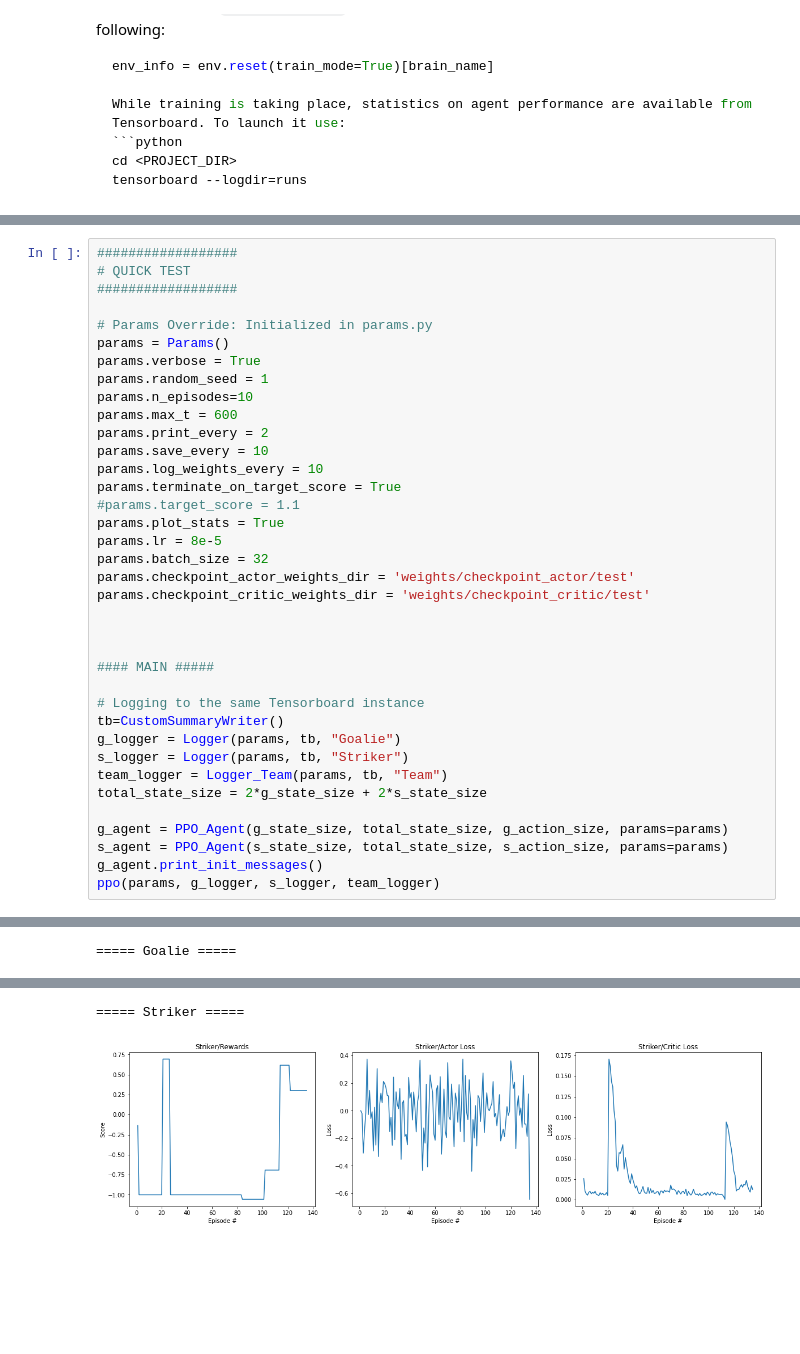
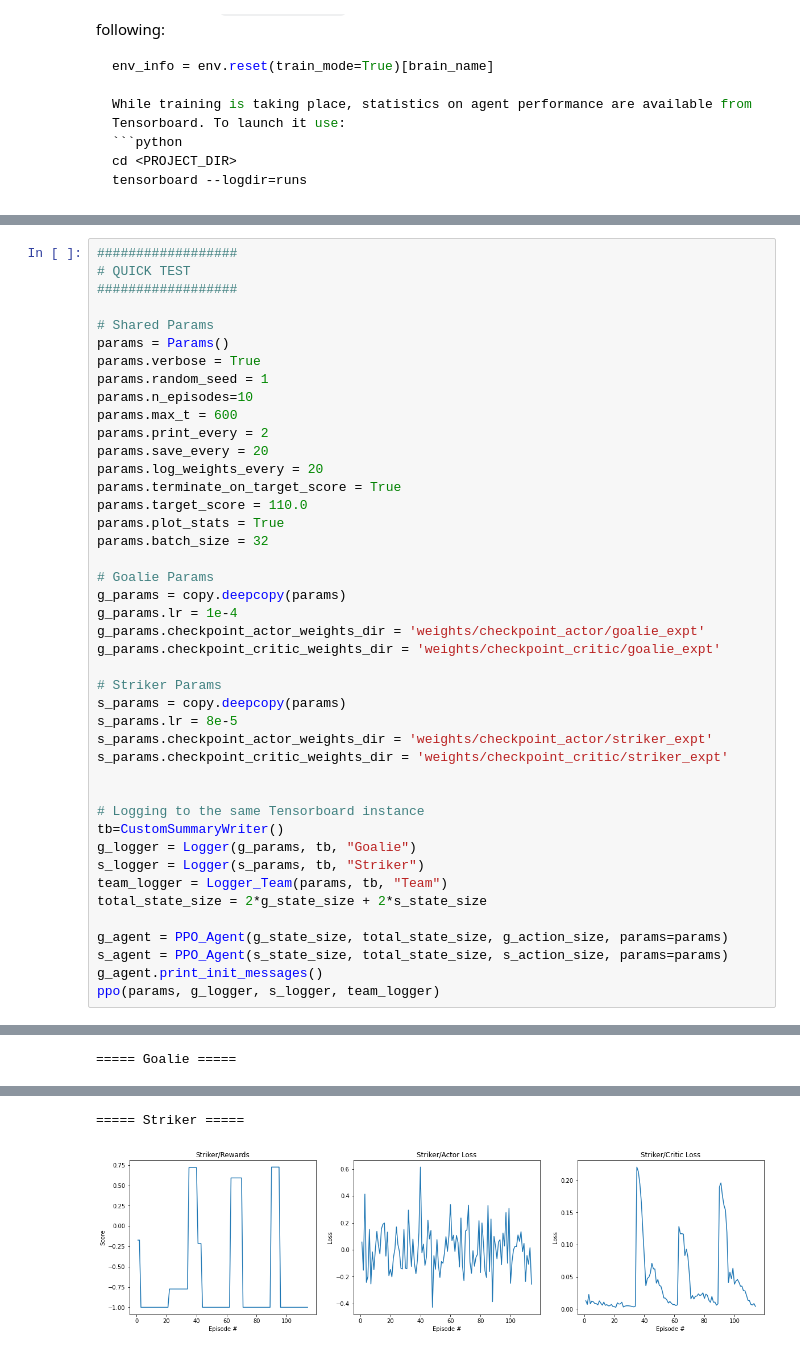
Before and after one commit to derektan95/Deep-Reinforcement-Learning-Algorithms, a Jupyter notebook: p3_collab-compet/soccer/Soccer.ipynb, the cells around one changed output, grey strips where cells are left out. Drawn from its saved outputs; the diff is of its cells as text; blank space fills up the shorter version.

Commit message:
[Update] Achieved +105.0 score within 10k episodes for soccer env.

```diff
--- a/p3_collab-compet/soccer/Soccer.ipynb
+++ b/p3_collab-compet/soccer/Soccer.ipynb
@@ -312,31 +333,37 @@ def ppo(params=Params(), g_logger=Logger(), s_logger=Logger(), team_logger=Logge
 # QUICK TEST
 ##################
 
-# Params Override: Initialized in params.py
+# Shared Params
 params = Params()
 params.verbose = True
 params.random_seed = 1
 params.n_episodes=10
 params.max_t = 600
 params.print_every = 2
-params.save_every = 10
-params.log_weights_every = 10
+params.save_every = 20
+params.log_weights_every = 20
 params.terminate_on_target_score = True
-#params.target_score = 1.1
+params.target_score = 110.0
 params.plot_stats = True
-params.lr = 8e-5
 params.batch_size = 32
-params.checkpoint_actor_weights_dir = 'weights/checkpoint_actor/test'
-params.checkpoint_critic_weights_dir = 'weights/checkpoint_critic/test'
 
+# Goalie Params
+g_params = copy.deepcopy(params)
+g_params.lr = 1e-4
+g_params.checkpoint_actor_weights_dir = 'weights/checkpoint_actor/goalie_expt'
+g_params.checkpoint_critic_weights_dir = 'weights/checkpoint_critic/goalie_expt'
 
+# Striker Params
+s_params = copy.deepcopy(params)
+s_params.lr = 8e-5
+s_params.checkpoint_actor_weights_dir = 'weights/checkpoint_actor/striker_expt'
+s_params.checkpoint_critic_weights_dir = 'weights/checkpoint_critic/striker_expt'
 
-#### MAIN #####
 
 # Logging to the same Tensorboard instance
 tb=CustomSummaryWriter()
-g_logger = Logger(params, tb, "Goalie")
-s_logger = Logger(params, tb, "Striker")
+g_logger = Logger(g_params, tb, "Goalie")
+s_logger = Logger(s_params, tb, "Striker")
 team_logger = Logger_Team(params, tb, "Team")
 total_state_size = 2*g_state_size + 2*s_state_size
 
@@ -368,2 +395,2 @@ Episode 10:     Team Score: 0.00        Opponent Score: -0.00    Win|Lose|Draw:
 ===== Striker =====
-[figure, old version]
+[figure, new version]
```
Also changed, not shown: parts of 9 cells of this notebook, 19 other files.
